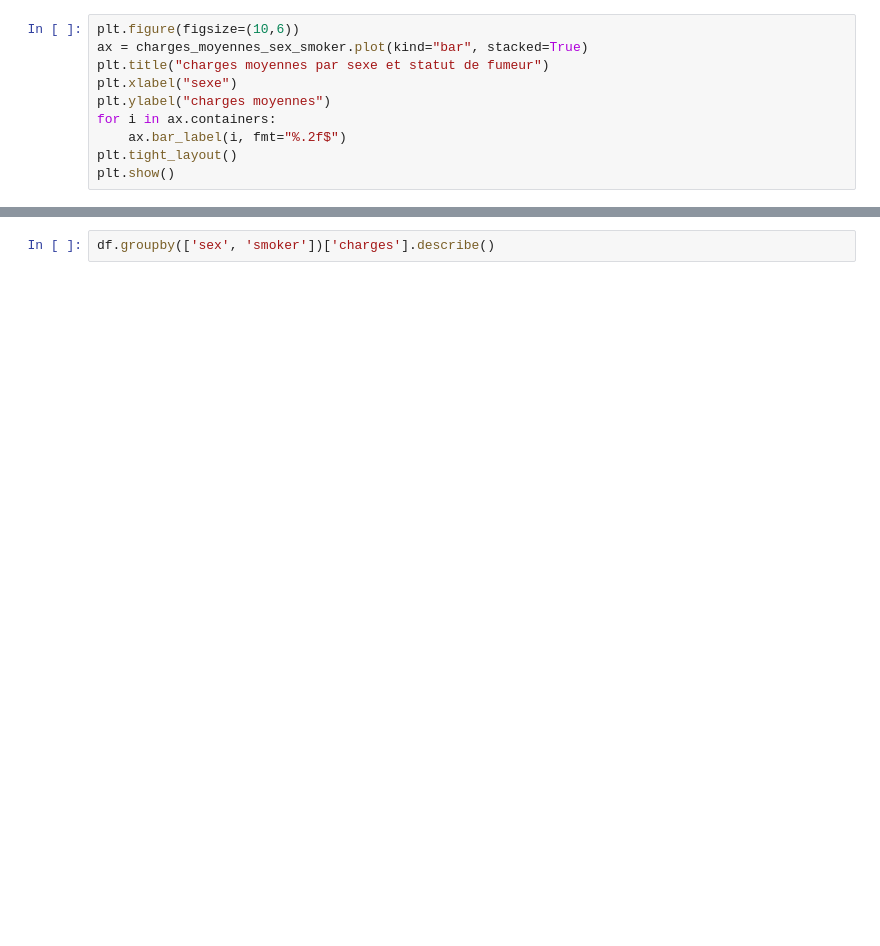
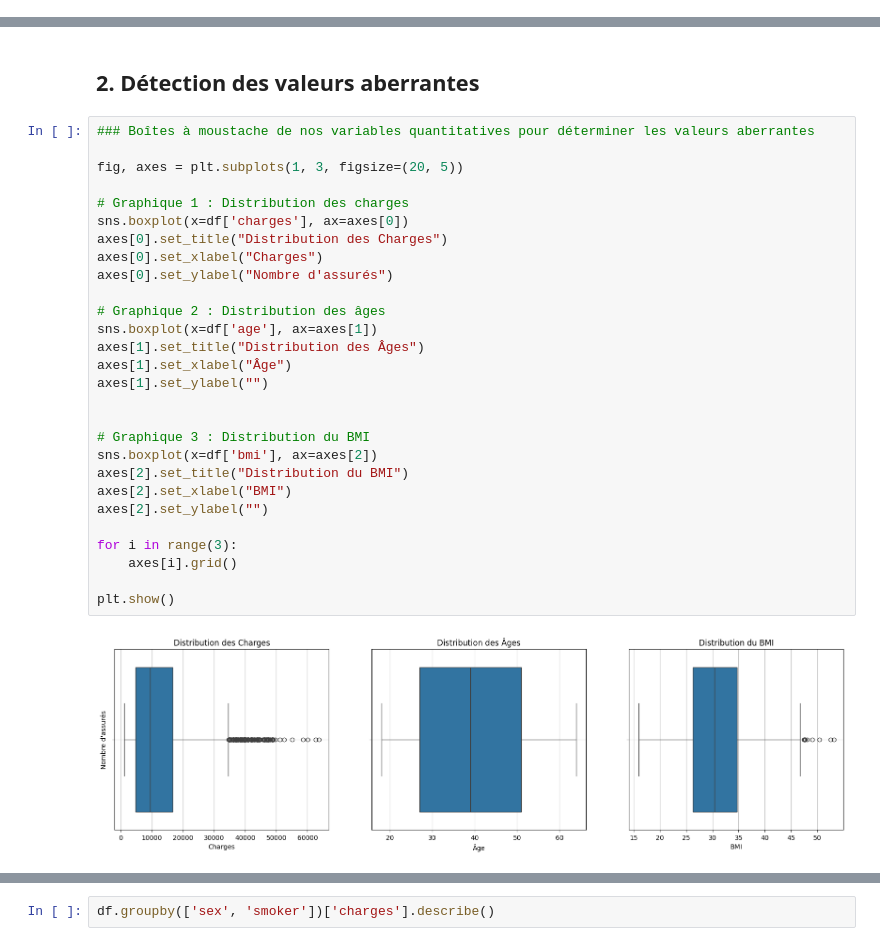
Before and after one commit to Malek-Boumedine/brief_ML_assurances, a Jupyter notebook: 1-exploration_donnees.ipynb, the cells around one changed output, grey strips where cells are left out. Saved outputs shown, nothing was run; the diff lists cells and outputs as text; blank space fills up the shorter version.

```diff
--- a/1-exploration_donnees.ipynb
+++ b/1-exploration_donnees.ipynb
@@ -543,10 +0,0 @@ charges_moyennes_sex_smoker
-# %%
-plt.figure(figsize=(10,6))
-ax = charges_moyennes_sex_smoker.plot(kind="bar", stacked=True)
-plt.title("charges moyennes par sexe et statut de fumeur")
-plt.xlabel("sexe")
-plt.ylabel("charges moyennes")
-for i in ax.containers:
-    ax.bar_label(i, fmt="%.2f$")
-plt.tight_layout()
-plt.show()
@@ -575,0 +120,32 @@ nombre de fumeurs par région
+# %% [markdown]
+## 2. Détection des valeurs aberrantes
+# %%
+### Boîtes à moustache de nos variables quantitatives pour déterminer les valeurs aberrantes
+
+fig, axes = plt.subplots(1, 3, figsize=(20, 5))
+
+# Graphique 1 : Distribution des charges
+sns.boxplot(x=df['charges'], ax=axes[0])
+axes[0].set_title("Distribution des Charges")
+axes[0].set_xlabel("Charges")
+axes[0].set_ylabel("Nombre d'assurés")
+
+# Graphique 2 : Distribution des âges
+sns.boxplot(x=df['age'], ax=axes[1])
+axes[1].set_title("Distribution des Âges")
+axes[1].set_xlabel("Âge")
+axes[1].set_ylabel("")
+
+
+# Graphique 3 : Distribution du BMI
+sns.boxplot(x=df['bmi'], ax=axes[2])
+axes[2].set_title("Distribution du BMI")
+axes[2].set_xlabel("BMI")
+axes[2].set_ylabel("")
+
+for i in range(3):
+    axes[i].grid()
+
+plt.show()
+# %% [output]
+[figure, added]
```
Also changed, not shown: parts of 125 cells of this notebook, 2 other files.
